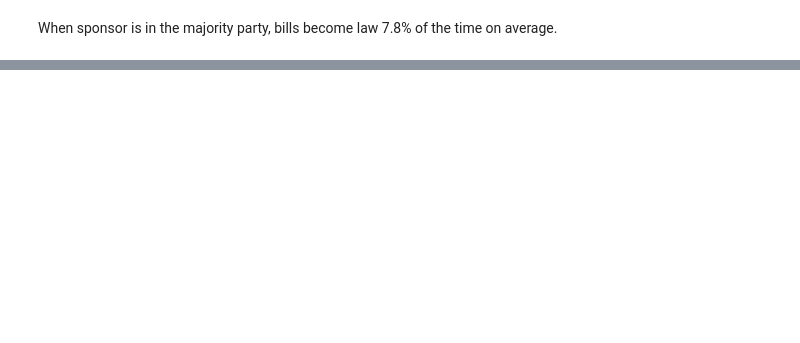
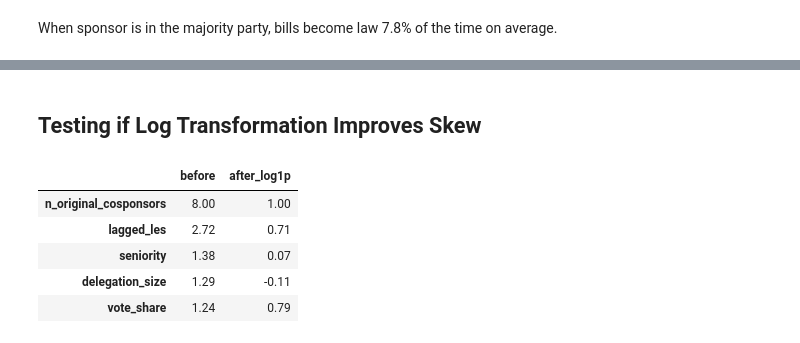
Before and after one commit to evanblizzard/ds_6021_final_project, a Jupyter notebook: Notebooks/Exploratory_Data_Analysis.ipynb, the cells around one changed output, grey strips where cells are left out. Cells and saved outputs as stored; diff of their text form; code cells hidden in the pictures; blank space fills up the shorter version.

```diff
--- a/Notebooks/Exploratory_Data_Analysis.ipynb
+++ b/Notebooks/Exploratory_Data_Analysis.ipynb
@@ -57,0 +136,3 @@ plt.show()
+# %%
+skew = df[numeric_cols].skew().sort_values(key=abs, ascending=False) # key=abs to sort by size and ignore sign
+skew
@@ -57,0 +166,19 @@ plt.show()
+# %% [markdown]
+## Testing if Log Transformation Improves Skew
+# %%
+import numpy as np
+
+skewed_cols = skew[skew.abs() > 1].index
+
+compare = pd.DataFrame({
+    'before': df[skewed_cols].skew(),
+    'after_log1p': np.log1p(df[skewed_cols]).skew()
+}).round(2)
+compare
+# %% [output]
+|  | before | after_log1p |
+| n_original_cosponsors | 8.00 | 1.00 |
+| lagged_les | 2.72 | 0.71 |
+| seniority | 1.38 | 0.07 |
+| delegation_size | 1.29 | -0.11 |
+| vote_share | 1.24 | 0.79 |
```
Also changed, not shown: parts of 16 cells of this notebook, 3 other files.
